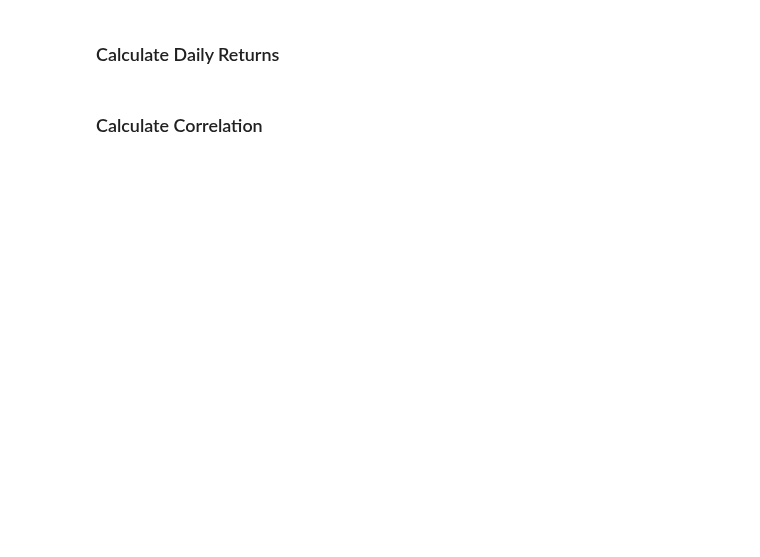
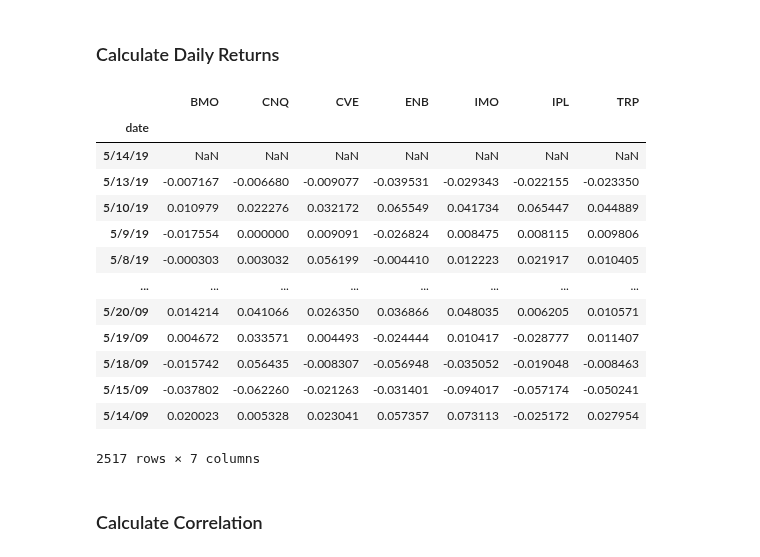
Before and after one commit to juil/fintech-uoftbootcamp, a Jupyter notebook: week04/class1/Class 1 (5 Dec)/Activities/02-Stu_Correlation/Unsolved/diversification.ipynb, the cells around one changed output. Cells and saved outputs as stored; diff of their text form; code cells hidden in the pictures; blank space fills up the shorter version.

```diff
--- a/week04/class1/Class 1 (5 Dec)/Activities/02-Stu_Correlation/Unsolved/diversification.ipynb
+++ b/week04/class1/Class 1 (5 Dec)/Activities/02-Stu_Correlation/Unsolved/diversification.ipynb
@@ -31,6 +63,22 @@ bmo_df.head()
 ### Calculate Daily Returns
 # %%
 # Use the `pct_change` function to calculate daily returns for each stock
+stocks.pct_change()
+# %% [output]
+|  | BMO | CNQ | CVE | ENB | IMO | IPL | TRP |
+| date |  |  |  |  |  |  |  |
+| 5/14/19 | NaN | NaN | NaN | NaN | NaN | NaN | NaN |
+| 5/13/19 | -0.007167 | -0.006680 | -0.009077 | -0.039531 | -0.029343 | -0.022155 | -0.023350 |
+| 5/10/19 | 0.010979 | 0.022276 | 0.032172 | 0.065549 | 0.041734 | 0.065447 | 0.044889 |
+| 5/9/19 | -0.017554 | 0.000000 | 0.009091 | -0.026824 | 0.008475 | 0.008115 | 0.009806 |
+| 5/8/19 | -0.000303 | 0.003032 | 0.056199 | -0.004410 | 0.012223 | 0.021917 | 0.010405 |
+| ... | ... | ... | ... | ... | ... | ... | ... |
+| 5/20/09 | 0.014214 | 0.041066 | 0.026350 | 0.036866 | 0.048035 | 0.006205 | 0.010571 |
+| 5/19/09 | 0.004672 | 0.033571 | 0.004493 | -0.024444 | 0.010417 | -0.028777 | 0.011407 |
+| 5/18/09 | -0.015742 | 0.056435 | -0.008307 | -0.056948 | -0.035052 | -0.019048 | -0.008463 |
+| 5/15/09 | -0.037802 | -0.062260 | -0.021263 | -0.031401 | -0.094017 | -0.057174 | -0.050241 |
+| 5/14/09 | 0.020023 | 0.005328 | 0.023041 | 0.057357 | 0.073113 | -0.025172 | 0.027954 |
+2517 rows × 7 columns
 # %% [markdown]
 ### Calculate Correlation
 # %%
```
Also changed, not shown: parts of 8 cells of this notebook.
